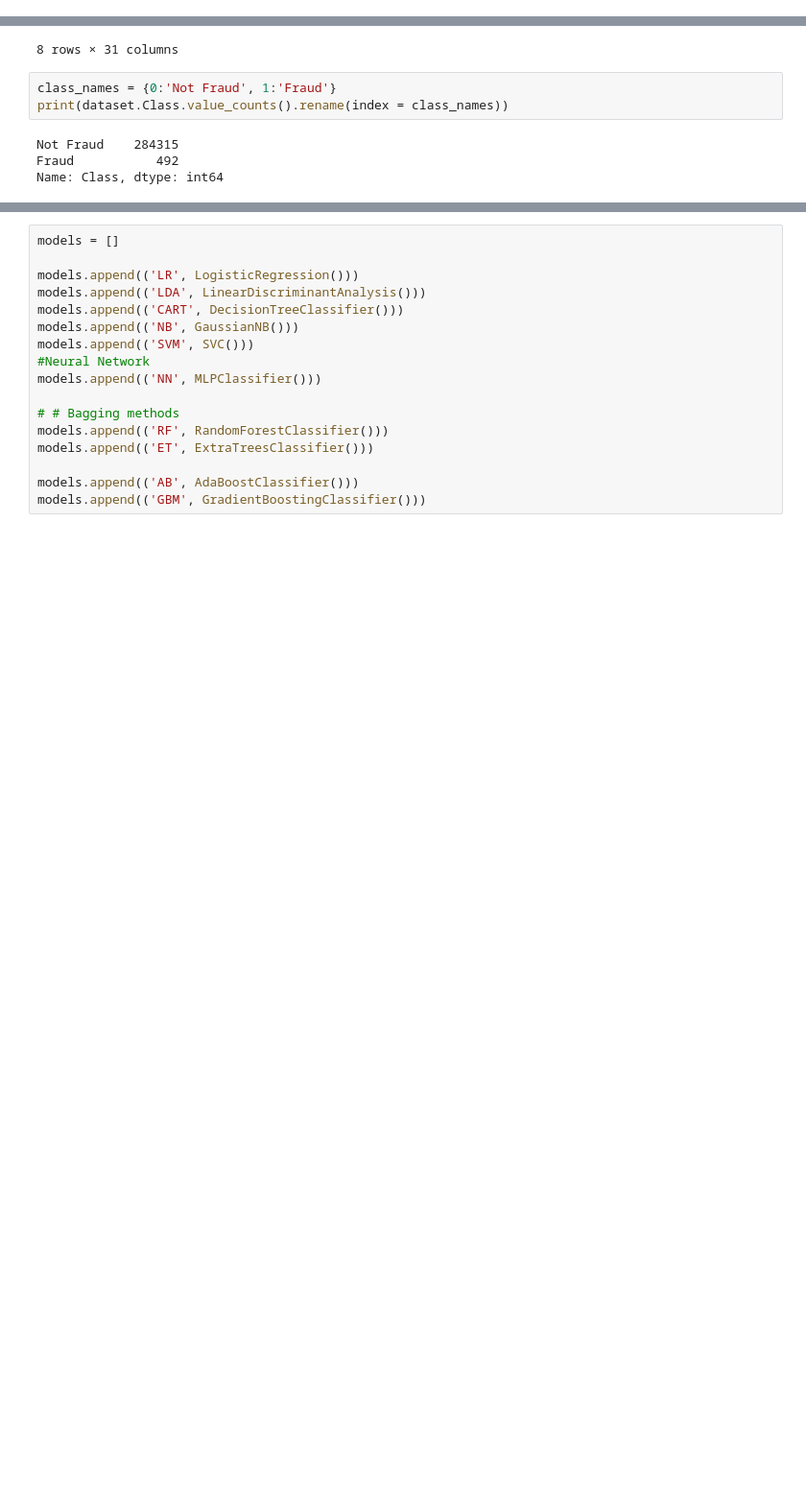
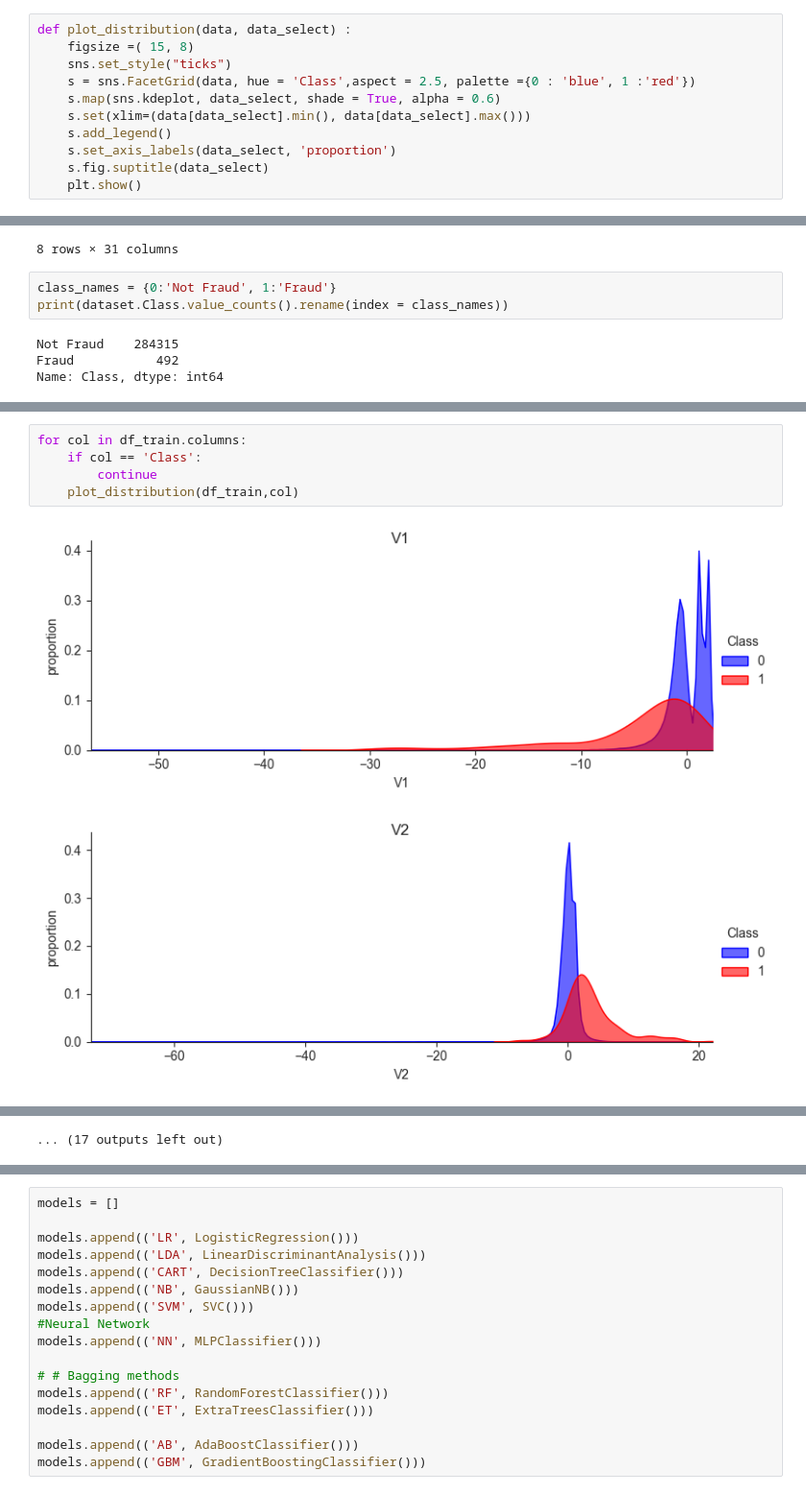
Before and after one commit to david-meltzer/ML_finance, a Jupyter notebook: personal/credit_card_fraud.ipynb, the cells around one changed output, grey strips where cells are left out. Shown at 96% size. Drawn from its saved outputs; the diff is of its cells as text; blank space fills up the shorter version.

```diff
--- a/personal/credit_card_fraud.ipynb
+++ b/personal/credit_card_fraud.ipynb
@@ -41,5 +54,16 @@ from sklearn.feature_selection import chi2
 #Disable the warnings
 import warnings
 warnings.filterwarnings('ignore')
+# %%
+def plot_distribution(data, data_select) :
+    figsize =( 15, 8)
+    sns.set_style("ticks")
+    s = sns.FacetGrid(data, hue = 'Class',aspect = 2.5, palette ={0 : 'blue', 1 :'red'})
+    s.map(sns.kdeplot, data_select, shade = True, alpha = 0.6)
+    s.set(xlim=(data[data_select].min(), data[data_select].max()))
+    s.add_legend()
+    s.set_axis_labels(data_select, 'proportion')
+    s.fig.suptitle(data_select)
+    plt.show()
 # %% [markdown]
 # Process Data
@@ -96,0 +150,8 @@ plt.show()
+# %%
+for col in df_train.columns:
+    if col == 'Class':
+        continue
+    plot_distribution(df_train,col)
+# %% [output]
+[figure, added]
+[figure, added]
@@ -96,0 +168 @@ plt.show()
+... (17 outputs left out)
```
Also changed, not shown: parts of 42 cells of this notebook, 9 other files.
